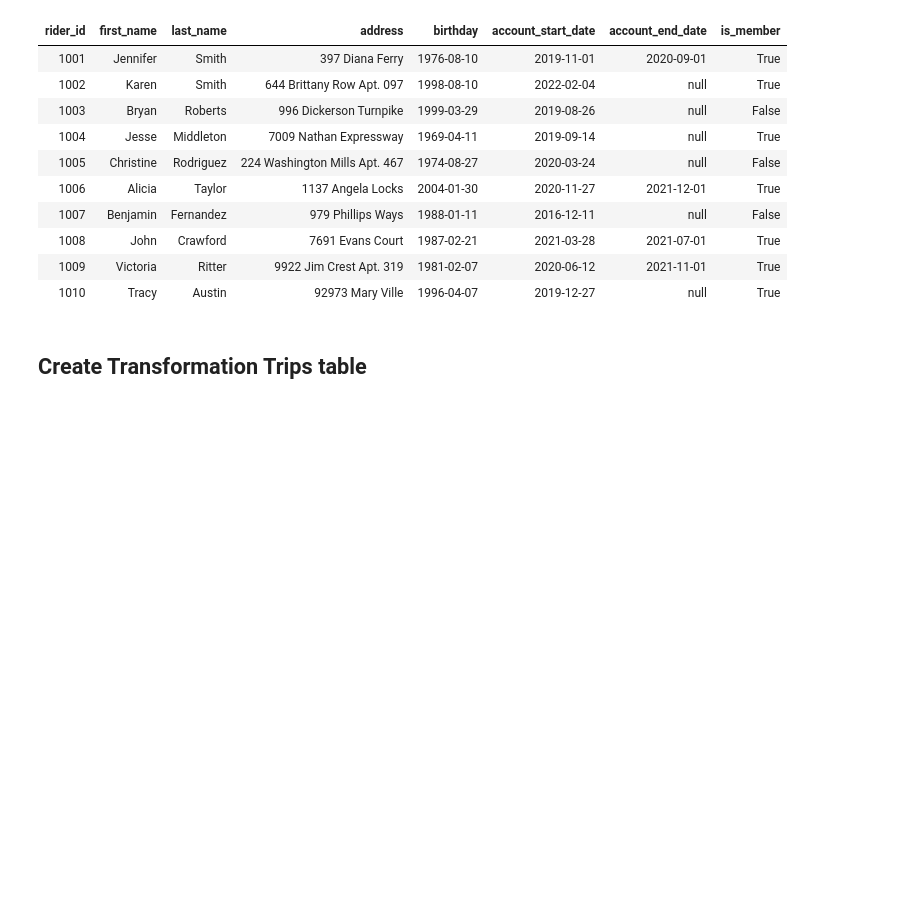
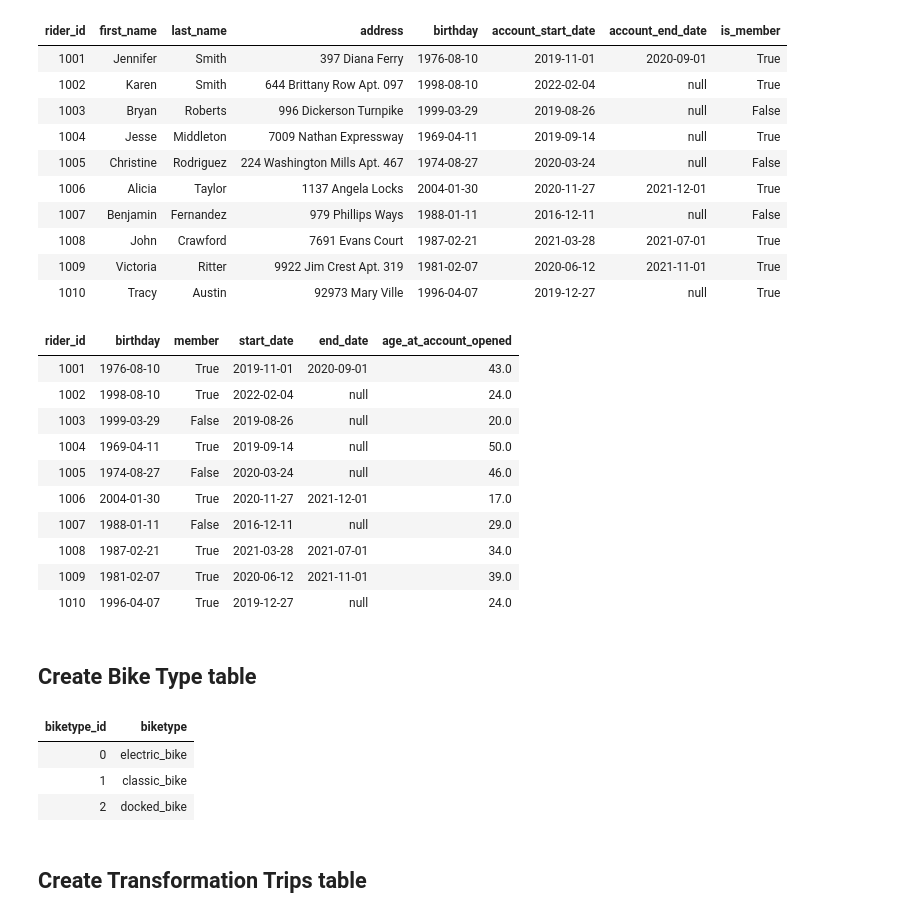
Before and after one commit to NgoDuyVu1993/Data_Engineer_Ass4_Databricks, a Jupyter notebook: scripts/Transform_data.ipynb, the cells around one changed output. Drawn from its saved outputs; the diff is of its cells as text; code cells hidden in the pictures; blank space fills up the shorter version.

```diff
--- a/scripts/Transform_data.ipynb
+++ b/scripts/Transform_data.ipynb
@@ -62,6 +62,22 @@ display(riders.head(10))
 | 1008 | John | Crawford | 7691 Evans Court | 1987-02-21 | 2021-03-28 | 2021-07-01 | True |
 | 1009 | Victoria | Ritter | 9922 Jim Crest Apt. 319 | 1981-02-07 | 2020-06-12 | 2021-11-01 | True |
 | 1010 | Tracy | Austin | 92973 Mary Ville | 1996-04-07 | 2019-12-27 | null | True |
+# %%
+riders = riders.withColumn('age_at_account_opened', round(datediff('account_start_date', 'birthday')/365)) \
+      .select('rider_id', 'birthday', col('is_member').alias('member'), col('account_start_date').alias('start_date'), col('account_end_date').alias('end_date'), 'age_at_account_opened')
+display(riders.head(10))
+# %% [output]
+| rider_id | birthday | member | start_date | end_date | age_at_account_opened |
+| 1001 | 1976-08-10 | True | 2019-11-01 | 2020-09-01 | 43.0 |
+| 1002 | 1998-08-10 | True | 2022-02-04 | null | 24.0 |
+| 1003 | 1999-03-29 | False | 2019-08-26 | null | 20.0 |
+| 1004 | 1969-04-11 | True | 2019-09-14 | null | 50.0 |
+| 1005 | 1974-08-27 | False | 2020-03-24 | null | 46.0 |
+| 1006 | 2004-01-30 | True | 2020-11-27 | 2021-12-01 | 17.0 |
+| 1007 | 1988-01-11 | False | 2016-12-11 | null | 29.0 |
+| 1008 | 1987-02-21 | True | 2021-03-28 | 2021-07-01 | 34.0 |
+| 1009 | 1981-02-07 | True | 2020-06-12 | 2021-11-01 | 39.0 |
+| 1010 | 1996-04-07 | True | 2019-12-27 | null | 24.0 |
 # %%
 riders.dropDuplicates(["rider_id"]).write \
         .format("delta") \
@@ -69,0 +86,2 @@ riders.dropDuplicates(["rider_id"]).write \
+# %% [markdown]
+## Create Bike Type table
@@ -69,0 +97,9 @@ riders.dropDuplicates(["rider_id"]).write \
+# %%
+bike_columns = ["biketype_id", "biketype"]
+biketype_df = spark.createDataFrame(data=bike_type_list, schema = bike_columns)
+display(biketype_df)
+# %% [output]
+| biketype_id | biketype |
+| 0 | electric_bike |
+| 1 | classic_bike |
+| 2 | docked_bike |
```
Also changed, not shown: parts of 14 cells of this notebook, 1 other file.
